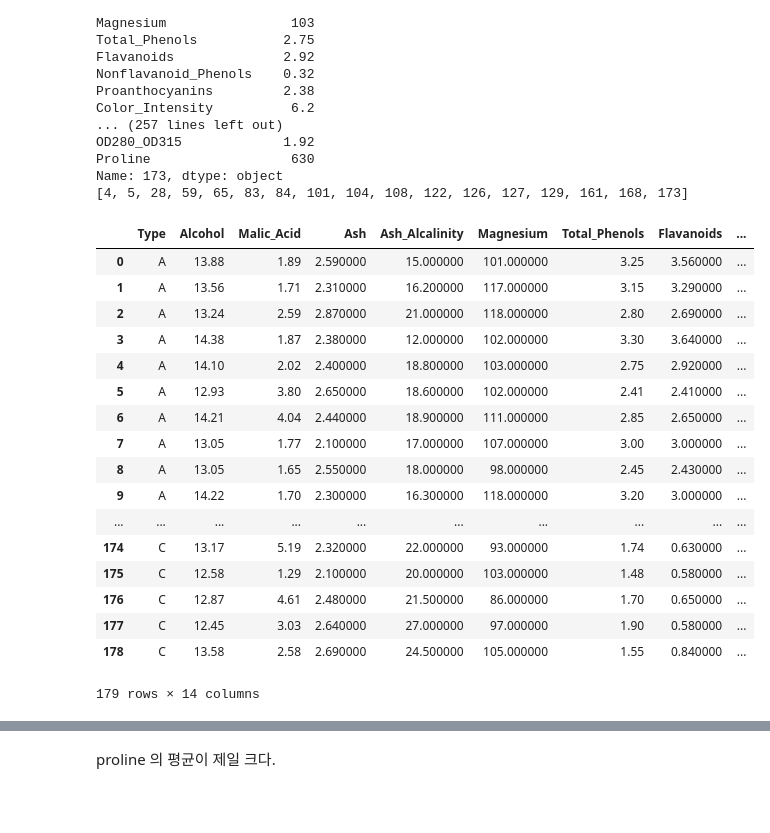
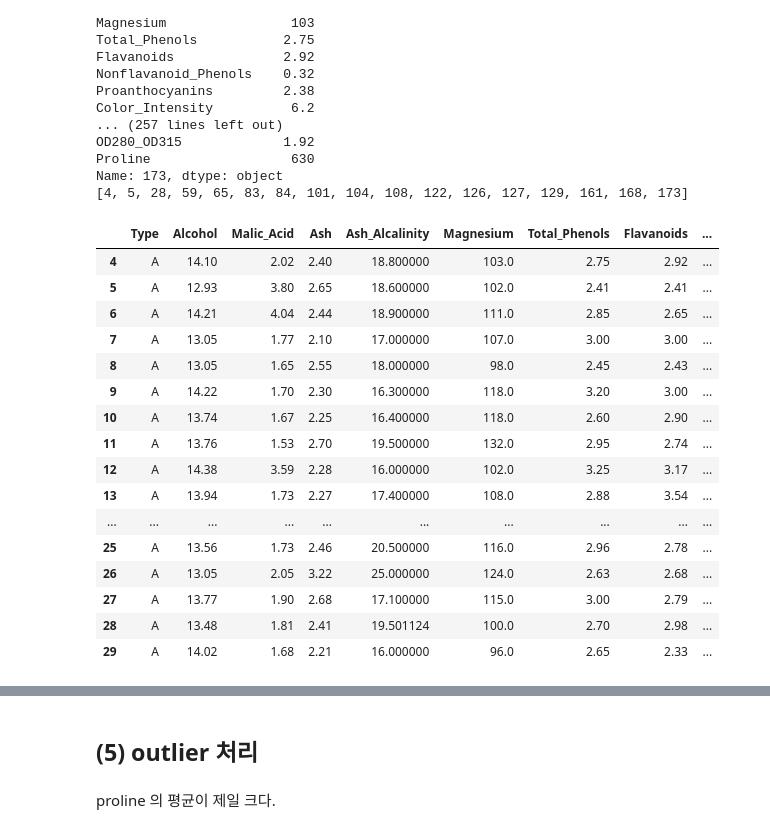
Before and after one commit to iammiori/data_analysis_python, a Jupyter notebook: 2019_data_analysis_introduction/wine_analysis/assignment #1.ipynb, the cells around one changed output, grey strips where cells are left out. Saved outputs shown, nothing was run; the diff lists cells and outputs as text; code cells hidden in the pictures; blank space fills up the shorter version.

Commit message:
최종 wine analysis (data pre-processing + visual + PCA)
data pre-processing + visual + PCA

```diff
--- a/2019_data_analysis_introduction/wine_analysis/assignment #1.ipynb
+++ b/2019_data_analysis_introduction/wine_analysis/assignment #1.ipynb
@@ -117,27 +129,26 @@ for k in header:
 # 어차피 지금 각 행마다 nan 하나씩 있고 이를 평균으로 처리할 거니까
 # column 의 평균을 axis=0 해서 nan 이면 평균값 넣기
 # %%
-wine_2
+wine_2[4:30]
 # nan 값 처리 된거 확인 가능
 # %% [output]
 |  | Type | Alcohol | Malic_Acid | Ash | Ash_Alcalinity | Magnesium | Total_Phenols | Flavanoids | ... |
-| 0 | A | 13.88 | 1.89 | 2.590000 | 15.000000 | 101.000000 | 3.25 | 3.560000 | ... |
-| 1 | A | 13.56 | 1.71 | 2.310000 | 16.200000 | 117.000000 | 3.15 | 3.290000 | ... |
-| 2 | A | 13.24 | 2.59 | 2.870000 | 21.000000 | 118.000000 | 2.80 | 2.690000 | ... |
-| 3 | A | 14.38 | 1.87 | 2.380000 | 12.000000 | 102.000000 | 3.30 | 3.640000 | ... |
-| 4 | A | 14.10 | 2.02 | 2.400000 | 18.800000 | 103.000000 | 2.75 | 2.920000 | ... |
-| 5 | A | 12.93 | 3.80 | 2.650000 | 18.600000 | 102.000000 | 2.41 | 2.410000 | ... |
-| 6 | A | 14.21 | 4.04 | 2.440000 | 18.900000 | 111.000000 | 2.85 | 2.650000 | ... |
-| 7 | A | 13.05 | 1.77 | 2.100000 | 17.000000 | 107.000000 | 3.00 | 3.000000 | ... |
-| 8 | A | 13.05 | 1.65 | 2.550000 | 18.000000 | 98.000000 | 2.45 | 2.430000 | ... |
-| 9 | A | 14.22 | 1.70 | 2.300000 | 16.300000 | 118.000000 | 3.20 | 3.000000 | ... |
+| 4 | A | 14.10 | 2.02 | 2.40 | 18.800000 | 103.0 | 2.75 | 2.92 | ... |
+| 5 | A | 12.93 | 3.80 | 2.65 | 18.600000 | 102.0 | 2.41 | 2.41 | ... |
+| 6 | A | 14.21 | 4.04 | 2.44 | 18.900000 | 111.0 | 2.85 | 2.65 | ... |
+| 7 | A | 13.05 | 1.77 | 2.10 | 17.000000 | 107.0 | 3.00 | 3.00 | ... |
+| 8 | A | 13.05 | 1.65 | 2.55 | 18.000000 | 98.0 | 2.45 | 2.43 | ... |
+| 9 | A | 14.22 | 1.70 | 2.30 | 16.300000 | 118.0 | 3.20 | 3.00 | ... |
+| 10 | A | 13.74 | 1.67 | 2.25 | 16.400000 | 118.0 | 2.60 | 2.90 | ... |
+| 11 | A | 13.76 | 1.53 | 2.70 | 19.500000 | 132.0 | 2.95 | 2.74 | ... |
+| 12 | A | 14.38 | 3.59 | 2.28 | 16.000000 | 102.0 | 3.25 | 3.17 | ... |
+| 13 | A | 13.94 | 1.73 | 2.27 | 17.400000 | 108.0 | 2.88 | 3.54 | ... |
 | ... | ... | ... | ... | ... | ... | ... | ... | ... | ... |
-| 174 | C | 13.17 | 5.19 | 2.320000 | 22.000000 | 93.000000 | 1.74 | 0.630000 | ... |
-| 175 | C | 12.58 | 1.29 | 2.100000 | 20.000000 | 103.000000 | 1.48 | 0.580000 | ... |
-| 176 | C | 12.87 | 4.61 | 2.480000 | 21.500000 | 86.000000 | 1.70 | 0.650000 | ... |
-| 177 | C | 12.45 | 3.03 | 2.640000 | 27.000000 | 97.000000 | 1.90 | 0.580000 | ... |
-| 178 | C | 13.58 | 2.58 | 2.690000 | 24.500000 | 105.000000 | 1.55 | 0.840000 | ... |
+| 25 | A | 13.56 | 1.73 | 2.46 | 20.500000 | 116.0 | 2.96 | 2.78 | ... |
+| 26 | A | 13.05 | 2.05 | 3.22 | 25.000000 | 124.0 | 2.63 | 2.68 | ... |
+| 27 | A | 13.77 | 1.90 | 2.68 | 17.100000 | 115.0 | 3.00 | 2.79 | ... |
+| 28 | A | 13.48 | 1.81 | 2.41 | 19.501124 | 100.0 | 2.70 | 2.98 | ... |
+| 29 | A | 14.02 | 1.68 | 2.21 | 16.000000 | 96.0 | 2.65 | 2.33 | ... |
-179 rows × 14 columns
 # %%
 # 다시 임시저장
 wine_2.to_csv('final_data/wine_no_nan.csv',index=False)
@@ -154,5 +165,7 @@ wine_3.describe()
 | 50% | 13.050000 | 1.870000 | 2.360000 | 19.500000 | 98.000000 | 2.350000 | 2.140000 | ... |
 | 75% | 13.675000 | 3.110000 | 2.560000 | 21.500000 | 108.000000 | 2.800000 | 2.885000 | ... |
 | max | 8888.000000 | 5.800000 | 3.910000 | 30.000000 | 162.000000 | 3.880000 | 5.080000 | ... |
+# %% [markdown]
+## (5) outlier 처리
 # %% [markdown]
 proline 의 평균이 제일 크다.
```
Also changed, not shown: parts of 45 cells of this notebook, 1 other file.
